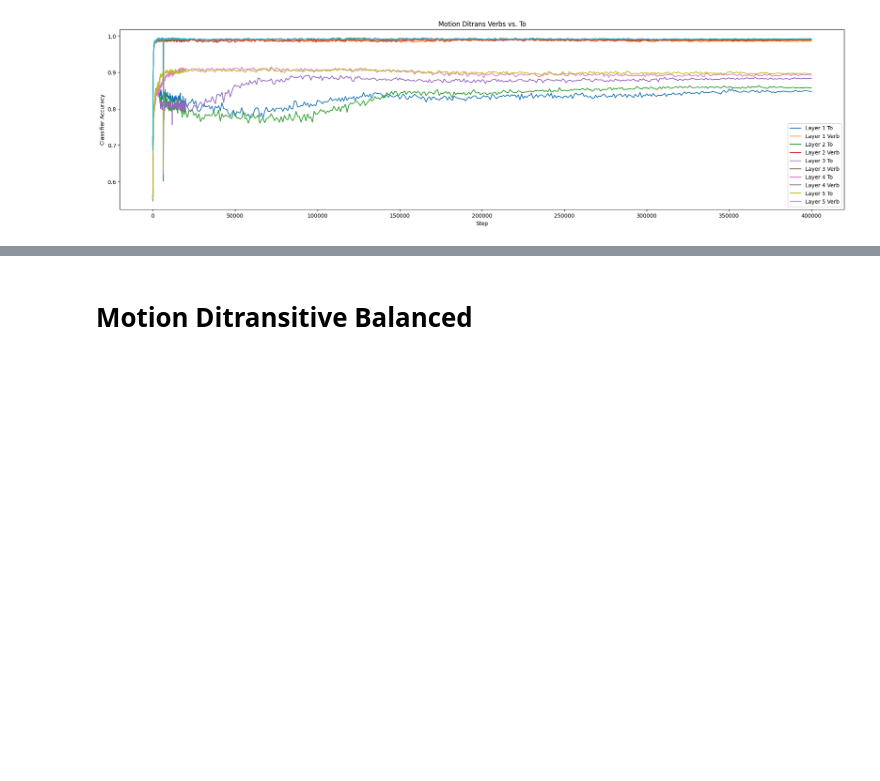
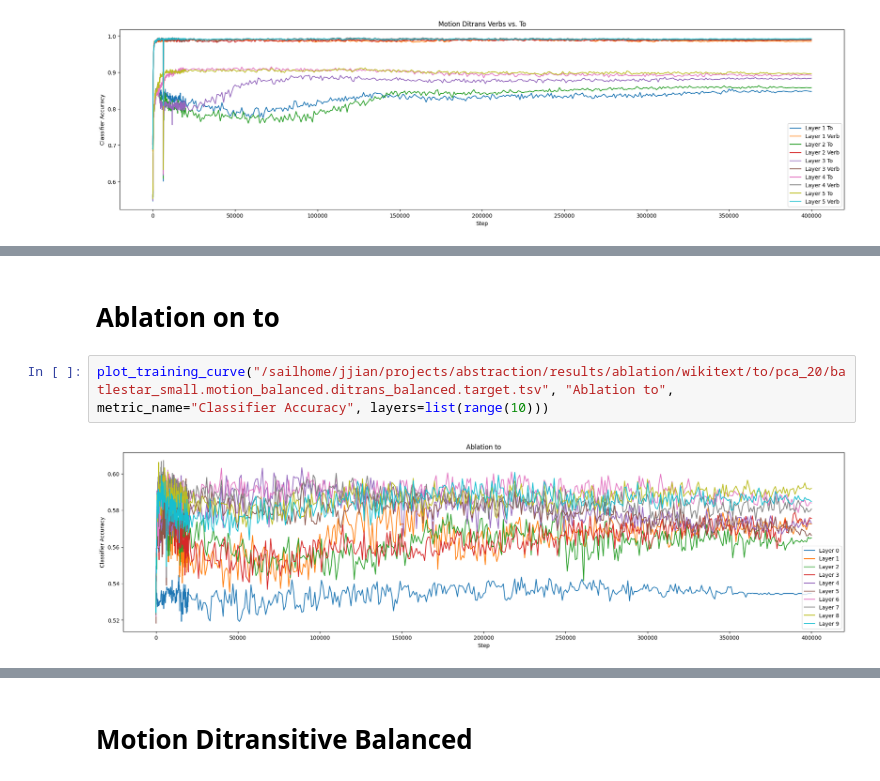
Before and after one commit to jasperjjian/abstraction, a Jupyter notebook: abstraction/analysis/plot.ipynb, the cells around one changed output, grey strips where cells are left out. Drawn from its saved outputs; the diff is of its cells as text; blank space fills up the shorter version.

```diff
--- a/abstraction/analysis/plot.ipynb
+++ b/abstraction/analysis/plot.ipynb
@@ -70,0 +91,6 @@ plot_pair_training_curve(prep_results,verb_results, "Motion Ditrans Verbs vs. To
+# %% [markdown]
+# Ablation on to
+# %%
+plot_training_curve("/sailhome/jjian/projects/abstraction/results/ablation/wikitext/to/pca_20/batlestar_small.motion_balanced.ditrans_balanced.target.tsv", "Ablation to", metric_name="Classifier Accuracy", layers=list(range(10)))
+# %% [output]
+[figure, added]
```
Also changed, not shown: parts of 7 cells of this notebook, 8 other files.
